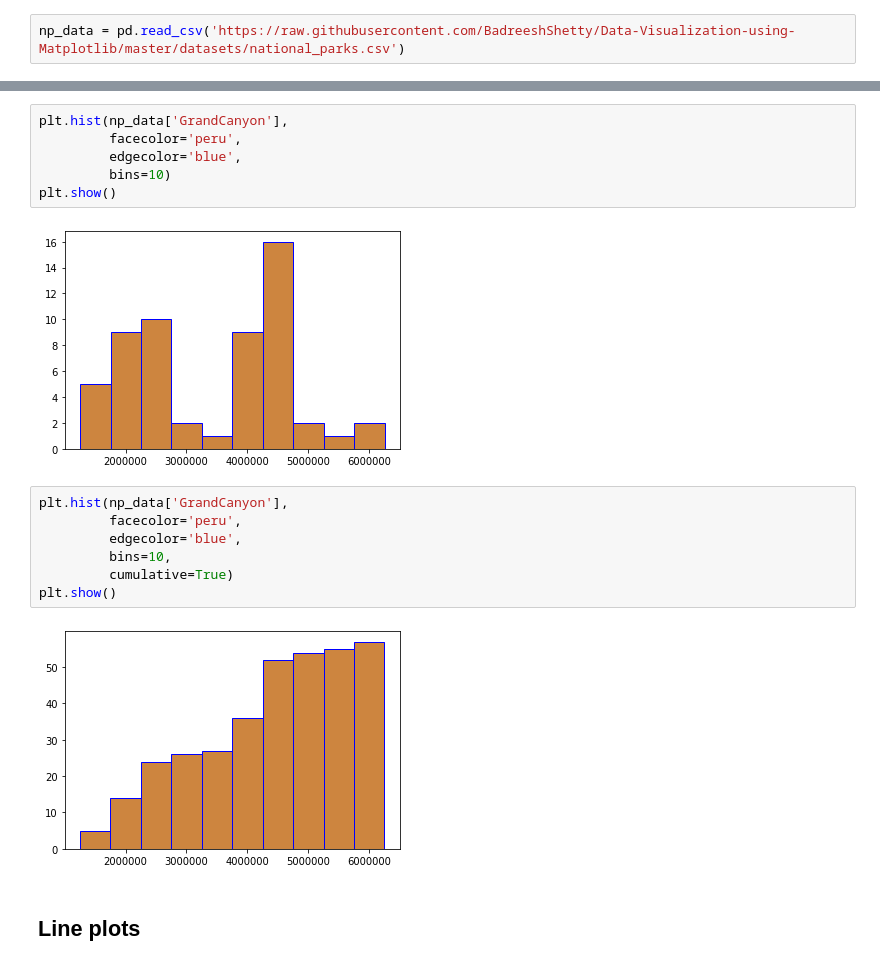
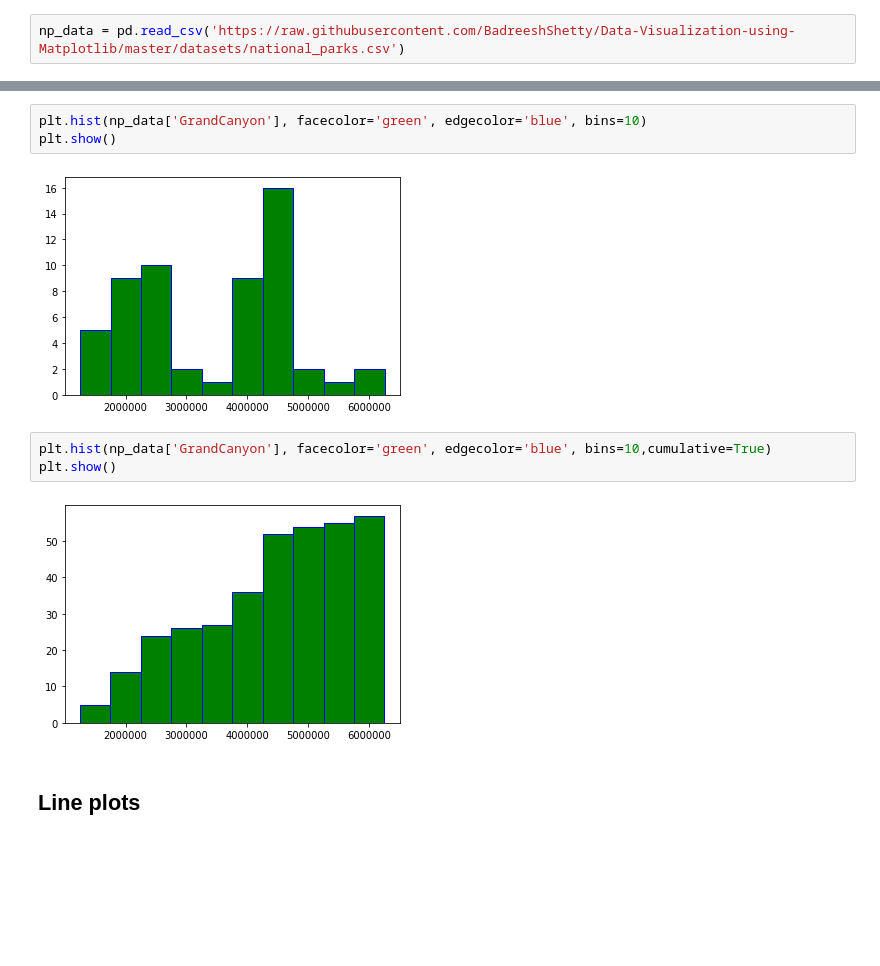
Before and after one commit to Sreemanto/Repo-New, a Jupyter notebook: Visulaization.ipynb, the cells around one changed output, grey strips where cells are left out. Cells and saved outputs as stored; diff of their text form; blank space fills up the shorter version.

```diff
--- a/Visulaization.ipynb
+++ b/Visulaization.ipynb
@@ -126,20 +197,13 @@ np_data.to_csv('national_parks.csv',index=False)
 # %%
-plt.hist(np_data['GrandCanyon'],
-         facecolor='peru',
-         edgecolor='blue',
-         bins=10)
+plt.hist(np_data['GrandCanyon'], facecolor='green', edgecolor='blue', bins=10)
 plt.show()
 # %% [output]
-[figure, old version]
+[figure, new version]
 # %%
-plt.hist(np_data['GrandCanyon'],
-         facecolor='peru',
-         edgecolor='blue',
-         bins=10,
-         cumulative=True)
+plt.hist(np_data['GrandCanyon'], facecolor='green', edgecolor='blue', bins=10,cumulative=True)
 plt.show()
 # %% [output]
-[figure, old version]
+[figure, new version]
 # %% [markdown]
 ## Line plots
 # %%
```
Also changed, not shown: parts of 24 cells of this notebook.
